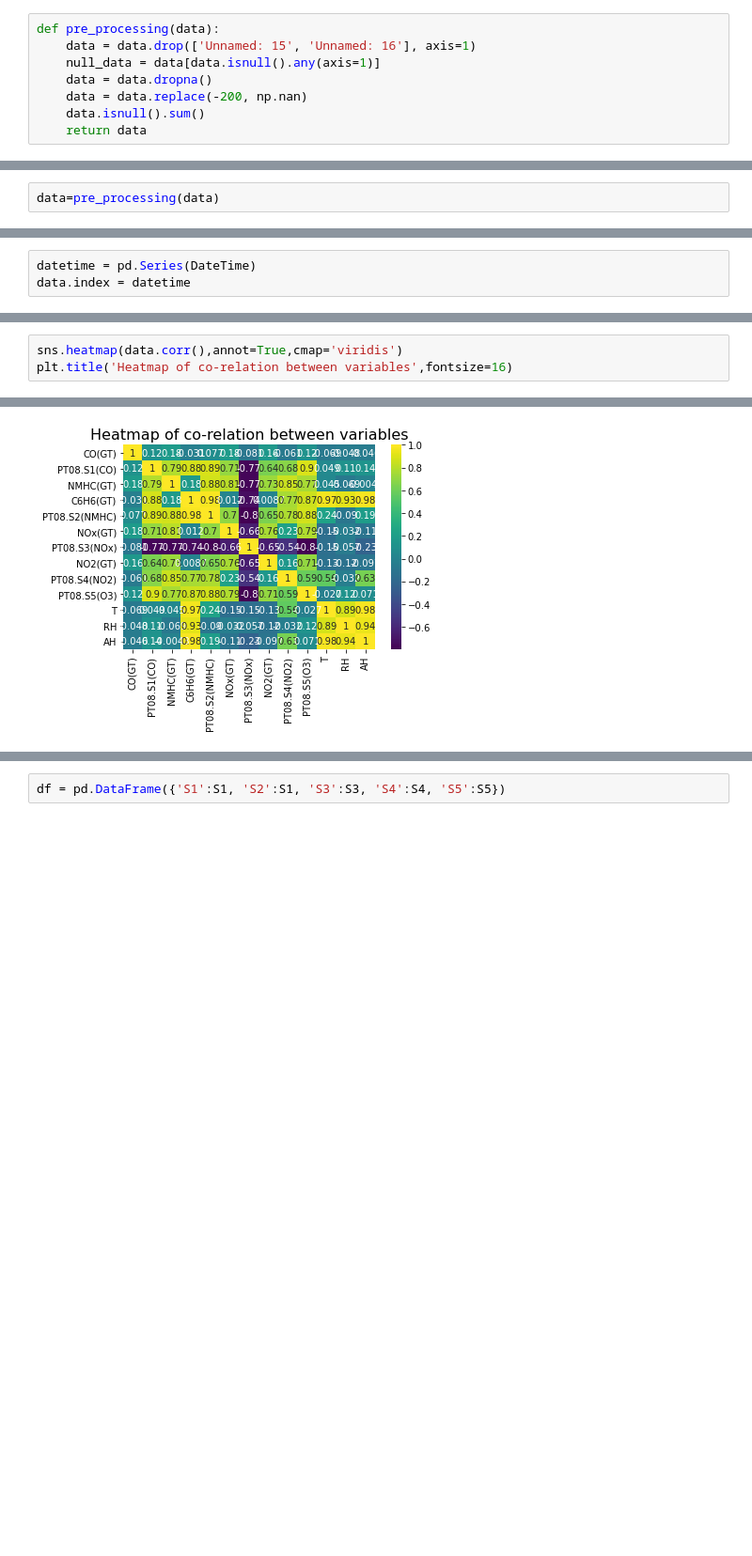
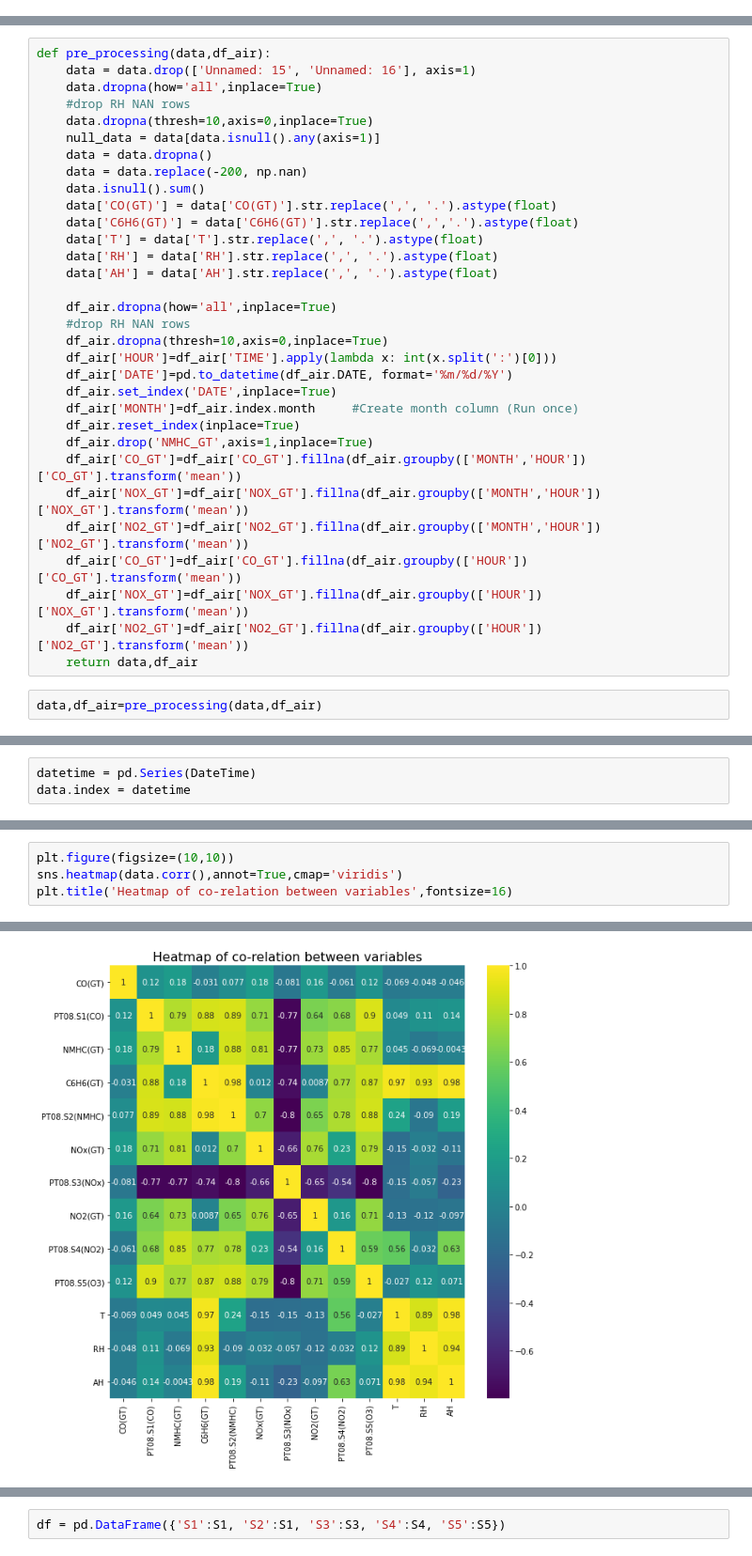
Before and after one commit to sks-07/Timeseries, a Jupyter notebook: time_series.ipynb, the cells around one changed output, grey strips where cells are left out. Shown at 94% size. Cells and saved outputs as stored; diff of their text form; blank space fills up the shorter version.

```diff
--- a/time_series.ipynb
+++ b/time_series.ipynb
@@ -94,8 +121,0 @@ data.describe()
-# %%
-def pre_processing(data):
-    data = data.drop(['Unnamed: 15', 'Unnamed: 16'], axis=1)
-    null_data = data[data.isnull().any(axis=1)]
-    data = data.dropna()
-    data = data.replace(-200, np.nan)
-    data.isnull().sum()
-    return data
@@ -102,3 +124,35 @@ def pre_processing(data):
+# %%
+def pre_processing(data,df_air):
+    data = data.drop(['Unnamed: 15', 'Unnamed: 16'], axis=1)
+    data.dropna(how='all',inplace=True)
+    #drop RH NAN rows
+    data.dropna(thresh=10,axis=0,inplace=True)
+    null_data = data[data.isnull().any(axis=1)]
+    data = data.dropna()
+    data = data.replace(-200, np.nan)
+    data.isnull().sum()
+    data['CO(GT)'] = data['CO(GT)'].str.replace(',', '.').astype(float)
+    data['C6H6(GT)'] = data['C6H6(GT)'].str.replace(',','.').astype(float)
+    data['T'] = data['T'].str.replace(',', '.').astype(float)
+    data['RH'] = data['RH'].str.replace(',', '.').astype(float)
+    data['AH'] = data['AH'].str.replace(',', '.').astype(float)
+
+    df_air.dropna(how='all',inplace=True)
+    #drop RH NAN rows
+    df_air.dropna(thresh=10,axis=0,inplace=True)
+    df_air['HOUR']=df_air['TIME'].apply(lambda x: int(x.split(':')[0]))
+    df_air['DATE']=pd.to_datetime(df_air.DATE, format='%m/%d/%Y')
+    df_air.set_index('DATE',inplace=True)
+    df_air['MONTH']=df_air.index.month     #Create month column (Run once)
+    df_air.reset_index(inplace=True)
+    df_air.drop('NMHC_GT',axis=1,inplace=True)
+    df_air['CO_GT']=df_air['CO_GT'].fillna(df_air.groupby(['MONTH','HOUR'])['CO_GT'].transform('mean'))
+    df_air['NOX_GT']=df_air['NOX_GT'].fillna(df_air.groupby(['MONTH','HOUR'])['NOX_GT'].transform('mean'))
+    df_air['NO2_GT']=df_air['NO2_GT'].fillna(df_air.groupby(['MONTH','HOUR'])['NO2_GT'].transform('mean'))
+    df_air['CO_GT']=df_air['CO_GT'].fillna(df_air.groupby(['HOUR'])['CO_GT'].transform('mean'))
+    df_air['NOX_GT']=df_air['NOX_GT'].fillna(df_air.groupby(['HOUR'])['NOX_GT'].transform('mean'))
+    df_air['NO2_GT']=df_air['NO2_GT'].fillna(df_air.groupby(['HOUR'])['NO2_GT'].transform('mean'))
+    return data,df_air
 # %%
-data=pre_processing(data)
+data,df_air=pre_processing(data,df_air)
 # %%
@@ -177,7 +237,8 @@ data.corr()
 # %%
+plt.figure(figsize=(10,10))
 sns.heatmap(data.corr(),annot=True,cmap='viridis')
 plt.title('Heatmap of co-relation between variables',fontsize=16)
 # %% [output]
 Text(0.5, 1.0, 'Heatmap of co-relation between variables')
-[figure, old version]
+[figure, new version]
 # %%
```
Also changed, not shown: parts of 25 cells of this notebook.
